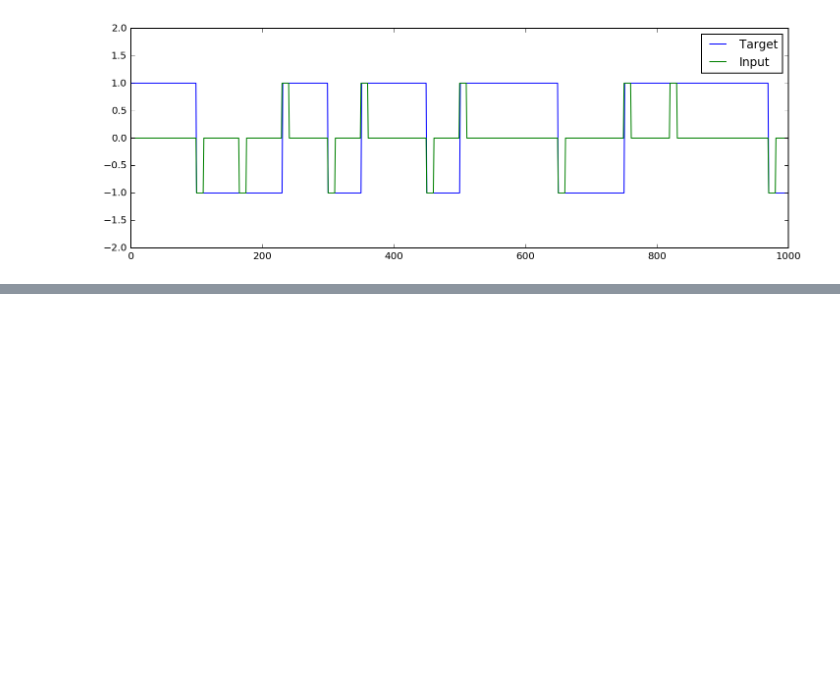
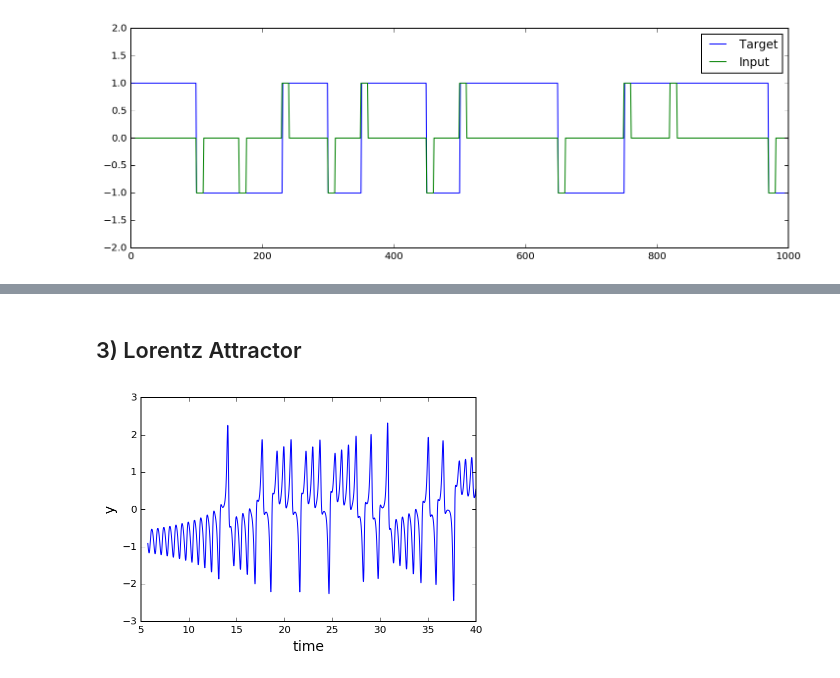
Before and after one commit to avicennax/jedi, a Jupyter notebook: notebooks/Stability.ipynb, the cells around one changed output, grey strips where cells are left out. Cells and saved outputs as stored; diff of their text form; code cells hidden in the pictures; blank space fills up the shorter version.

```diff
--- a/notebooks/Stability.ipynb
+++ b/notebooks/Stability.ipynb
@@ -206,0 +230,20 @@ errors = np.array(errors)
+# %%
+derrors = []
+wus = []
+zs = []
+
+for seed in seeds:
+    J, Wi, wi, x0, u, w = set_simulation_parameters(seed, N, 1)
+
+    def model(t0, x, tanh_x, w, inp, z):
+        return -x + dot(J, tanh_x) + dot(Wi, inp) + dot(wi,z)
+
+    x,t,z,_,wu = jedi.dforce(rho, targets, model, lr, dt, tmax, tstop, x0, w, inputs)
+
+    zs.append(z)
+    wus.append(wu)
+
+    derror = np.abs(z[1:]-np.array(targets))
+    derrors.append(derror)
+
+derrors = np.array(derrors)
@@ -206,0 +285,2 @@ errors = np.array(errors)
+# %% [markdown]
+## 3) Lorentz Attractor
@@ -206,0 +297,7 @@ errors = np.array(errors)
+# %%
+# Visualizing Lorentz attractor
+plt.plot(t_[500:], targets);
+plt.xlabel('time', fontsize=14);
+plt.ylabel('y', fontsize=14);
+# %% [output]
+[figure, added]
```
Also changed, not shown: parts of 50 cells of this notebook, 3 other files.
